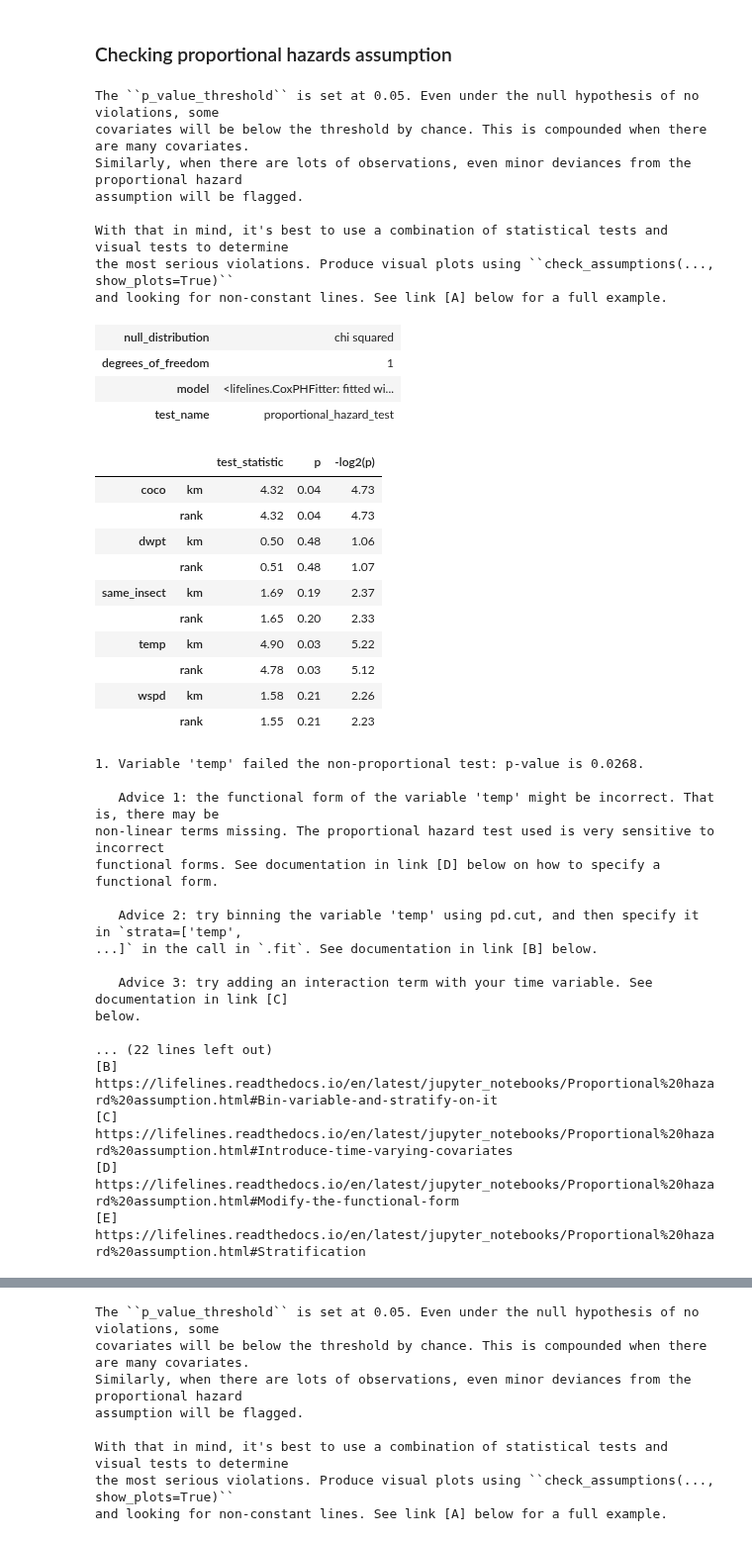
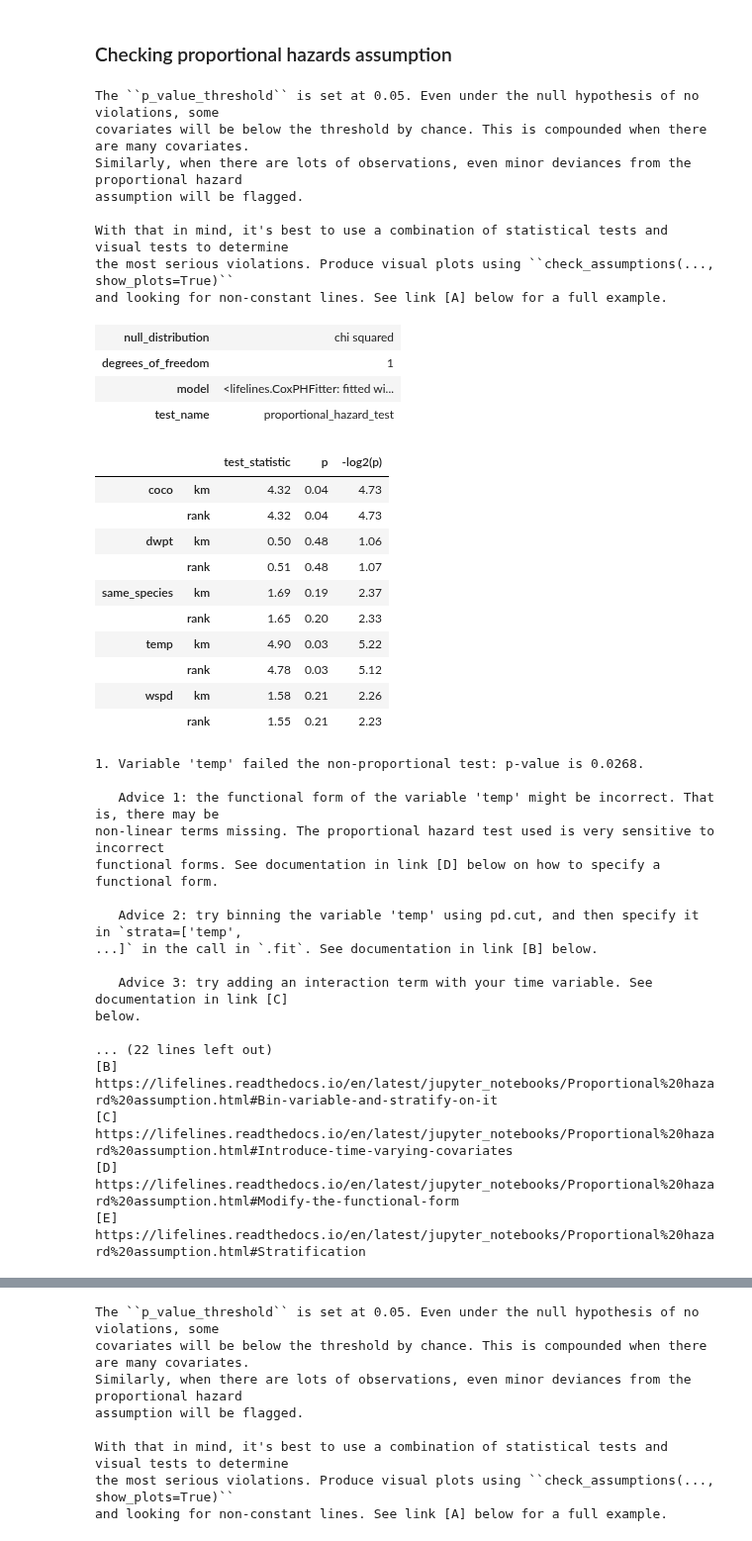
Before and after one commit to puckybreg/Native-Bee-Thesis, a Jupyter notebook: notebook_for_data_analysis.ipynb, the cells around one changed output, grey strips where cells are left out. Shown at 99% size. Drawn from its saved outputs; the diff is of its cells as text; code cells hidden in the pictures.

```diff
--- a/notebook_for_data_analysis.ipynb
+++ b/notebook_for_data_analysis.ipynb
@@ -36,7 +36,9 @@ from pycox.evaluation import EvalSurv
 np.random.seed(1234)
 _ = torch.manual_seed(123)
 # %%
-from util import import_and_shape_data
+from util import import_and_shape_data, run_pycox_on_group
 
-import_and_shape_data()
+interval_and_weather_merged = import_and_shape_data()
+interval_and_weather_merged.reset_index(drop=True, inplace=True)
+interval_and_weather_merged
 # %% [output]
@@ -44,9 +60,9 @@ NameError: name 'pd' is not defined
 # %%
-interval_and_weather_merged = pd.read_csv('./interval_and_weather_merged.csv')
-interval_and_weather_merged_reyna = pd.read_csv('./reyna_interval_and_weather_merge.csv')
-df_list = [interval_and_weather_merged, interval_and_weather_merged_reyna ]
-print(interval_and_weather_merged.shape)
-print(interval_and_weather_merged_reyna.shape)
-interval_and_weather_merged = pd.concat(df_list)
+# interval_and_weather_merged = pd.read_csv('./interval_and_weather_merged.csv')
+# interval_and_weather_merged_reyna = pd.read_csv('./reyna_interval_and_weather_merge.csv')
+# df_list = [interval_and_weather_merged, interval_and_weather_merged_reyna ]
+# print(interval_and_weather_merged.shape)
+# print(interval_and_weather_merged_reyna.shape)
+# interval_and_weather_merged = pd.concat(df_list)
 
-# interval_and_weather_merged
+# # interval_and_weather_merged
@@ -56,12 +69,12 @@ interval_and_weather_merged = pd.concat(df_list)
 # %%
-# Data Cleanup including Removing American Aster
-interval_and_weather_merged = interval_and_weather_merged[(interval_and_weather_merged['sheet_title'] != '10-14-2022 i11 American Aster') & (interval_and_weather_merged['sheet_title'] != '10-14-2022 i8 American Aster')]
+# # Data Cleanup including Removing American Aster
+# interval_and_weather_merged = interval_and_weather_merged[(interval_and_weather_merged['sheet_title'] != '10-14-2022 i11 American Aster') & (interval_and_weather_merged['sheet_title'] != '10-14-2022 i8 American Aster')]
 
-# Add status to the dataframe
-interval_and_weather_merged = interval_and_weather_merged.assign(status=1)
+# # Add status to the dataframe
+# interval_and_weather_merged = interval_and_weather_merged.assign(status=1)
 
-# Convert to seconds for the interval
-interval_and_weather_merged['interval'] = interval_and_weather_merged['interval'] / 1000000000
+# # Convert to seconds for the interval
+# interval_and_weather_merged['interval'] = interval_and_weather_merged['interval'] / 1000000000
 # %%
 # Plot the distribution of the intervals
 plt.hist(interval_and_weather_merged['interval'], bins=20)
@@ -159,34 +172,34 @@ print(result.model)
 # %%
 rossi = load_rossi()
 
-# same_insect + temp + wspd + dwpt + coco
+# same_species + temp + wspd + dwpt + coco
 cph = CoxPHFitter()
 
-trimmed_df = interval_and_weather_merged[['interval','status', 'same_insect' , 'temp' , 'wspd' , 'dwpt' , 'coco']].copy()
+trimmed_df = interval_and_weather_merged[['interval','status', 'same_species' , 'temp' , 'wspd' , 'dwpt' , 'coco']].copy()
 trimmed_df = trimmed_df.reset_index(drop=True)
 cph.fit(trimmed_df, 'interval', 'status')
 # cph.print_summary(model="untransformed variables", decimals=3)
 cph.check_assumptions(trimmed_df, p_value_threshold=0.05, show_plots=True)
 # trimmed_df
 # %% [output]
 The ``p_value_threshold`` is set at 0.05. Even under the null hypothesis of no violations, some
 covariates will be below the threshold by chance. This is compounded when there are many covariates.
 Similarly, when there are lots of observations, even minor deviances from the proportional hazard
 assumption will be flagged.
 
 With that in mind, it's best to use a combination of statistical tests and visual tests to determine
 the most serious violations. Produce visual plots using ``check_assumptions(..., show_plots=True)``
 and looking for non-constant lines. See link [A] below for a full example.
 | null_distribution | chi squared |
 | degrees_of_freedom | 1 |
 | model | <lifelines.CoxPHFitter: fitted wi... |
 | test_name | proportional_hazard_test |
 |  |  | test_statistic | p | -log2(p) |
 | coco | km | 4.32 | 0.04 | 4.73 |
 |  | rank | 4.32 | 0.04 | 4.73 |
 | dwpt | km | 0.50 | 0.48 | 1.06 |
 |  | rank | 0.51 | 0.48 | 1.07 |
-| same_insect | km | 1.69 | 0.19 | 2.37 |
+| same_species | km | 1.69 | 0.19 | 2.37 |
 |  | rank | 1.65 | 0.20 | 2.33 |
 | temp | km | 4.90 | 0.03 | 5.22 |
 |  | rank | 4.78 | 0.03 | 5.12 |
```
Also changed, not shown: parts of 23 cells of this notebook, 4 other files.
